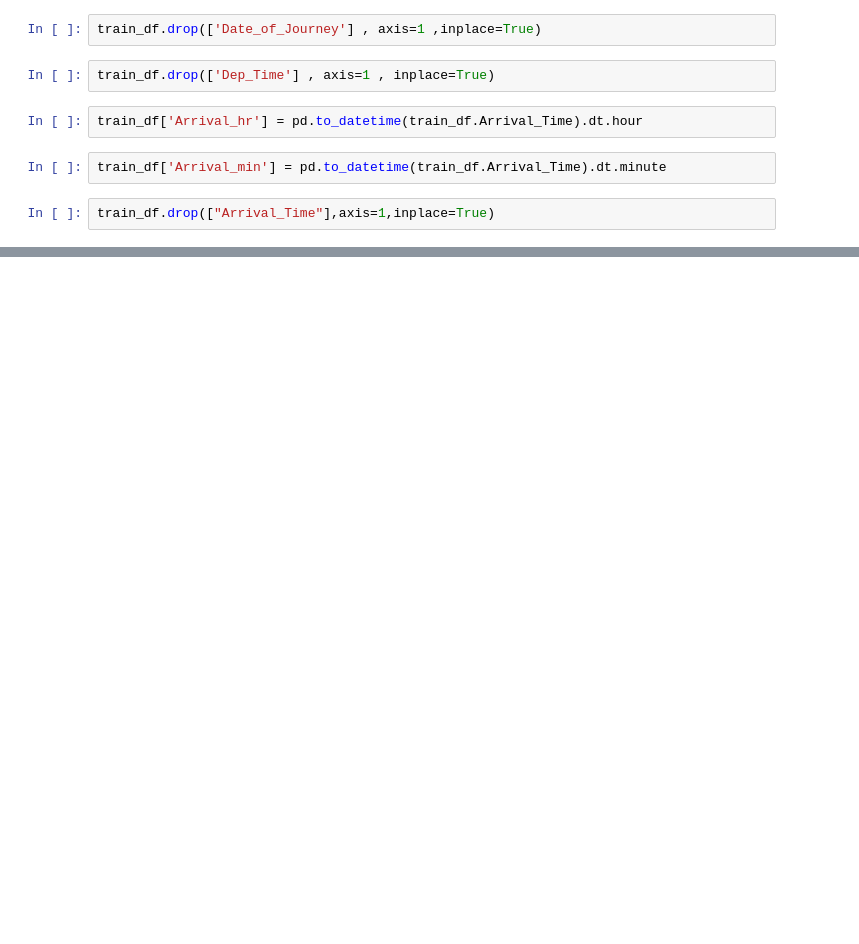
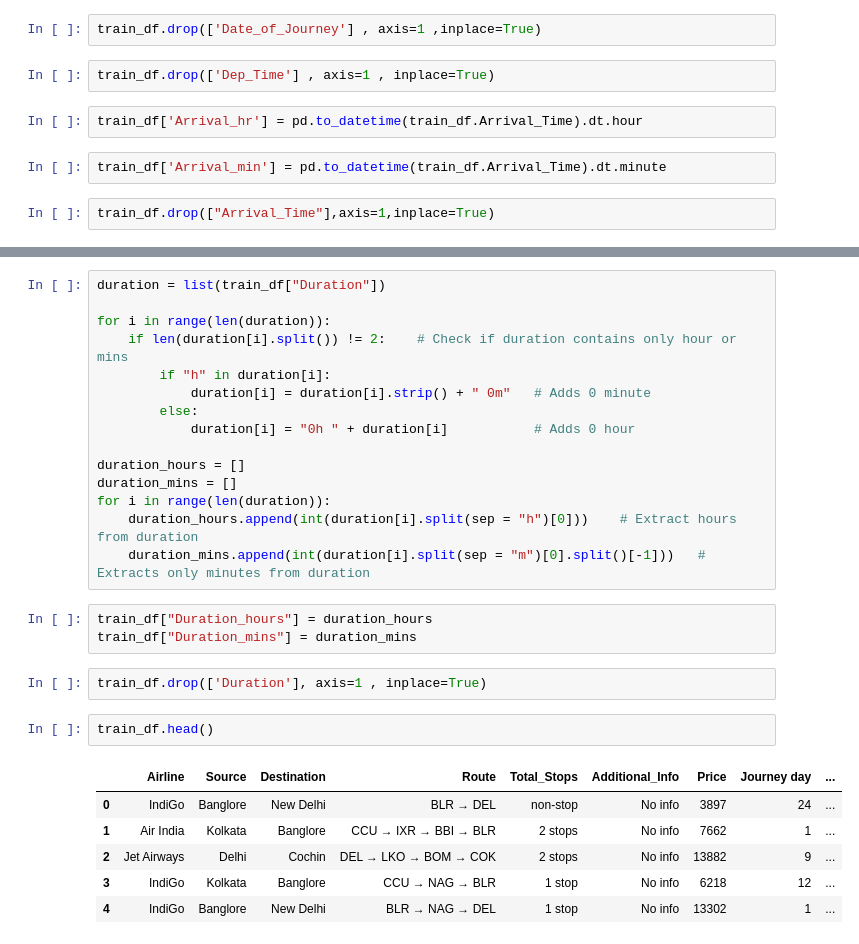
Before and after one commit to Nkbhapkar/Flight_price_prediction-ML, a Jupyter notebook: Flight_price_prediction.ipynb, the cells around one changed output, grey strips where cells are left out. Cells and saved outputs as stored; diff of their text form; blank space fills up the shorter version.

```diff
--- a/Flight_price_prediction.ipynb
+++ b/Flight_price_prediction.ipynb
@@ -115,0 +129,29 @@ train_df.drop(["Arrival_Time"],axis=1,inplace=True)
+# %%
+duration = list(train_df["Duration"])
+
+for i in range(len(duration)):
+    if len(duration[i].split()) != 2:    # Check if duration contains only hour or mins
+        if "h" in duration[i]:
+            duration[i] = duration[i].strip() + " 0m"   # Adds 0 minute
+        else:
+            duration[i] = "0h " + duration[i]           # Adds 0 hour
+
+duration_hours = []
+duration_mins = []
+for i in range(len(duration)):
+    duration_hours.append(int(duration[i].split(sep = "h")[0]))    # Extract hours from duration
+    duration_mins.append(int(duration[i].split(sep = "m")[0].split()[-1]))   # Extracts only minutes from duration
+# %%
+train_df["Duration_hours"] = duration_hours
+train_df["Duration_mins"] = duration_mins
+# %%
+train_df.drop(['Duration'], axis=1 , inplace=True)
+# %%
+train_df.head()
+# %% [output]
+|  | Airline | Source | Destination | Route | Total_Stops | Additional_Info | Price | Journey day | ... |
+| 0 | IndiGo | Banglore | New Delhi | BLR → DEL | non-stop | No info | 3897 | 24 | ... |
+| 1 | Air India | Kolkata | Banglore | CCU → IXR → BBI → BLR | 2 stops | No info | 7662 | 1 | ... |
+| 2 | Jet Airways | Delhi | Cochin | DEL → LKO → BOM → COK | 2 stops | No info | 13882 | 9 | ... |
+| 3 | IndiGo | Kolkata | Banglore | CCU → NAG → BLR | 1 stop | No info | 6218 | 12 | ... |
+| 4 | IndiGo | Banglore | New Delhi | BLR → NAG → DEL | 1 stop | No info | 13302 | 1 | ... |
```
Also changed, not shown: parts of 3 cells of this notebook.
